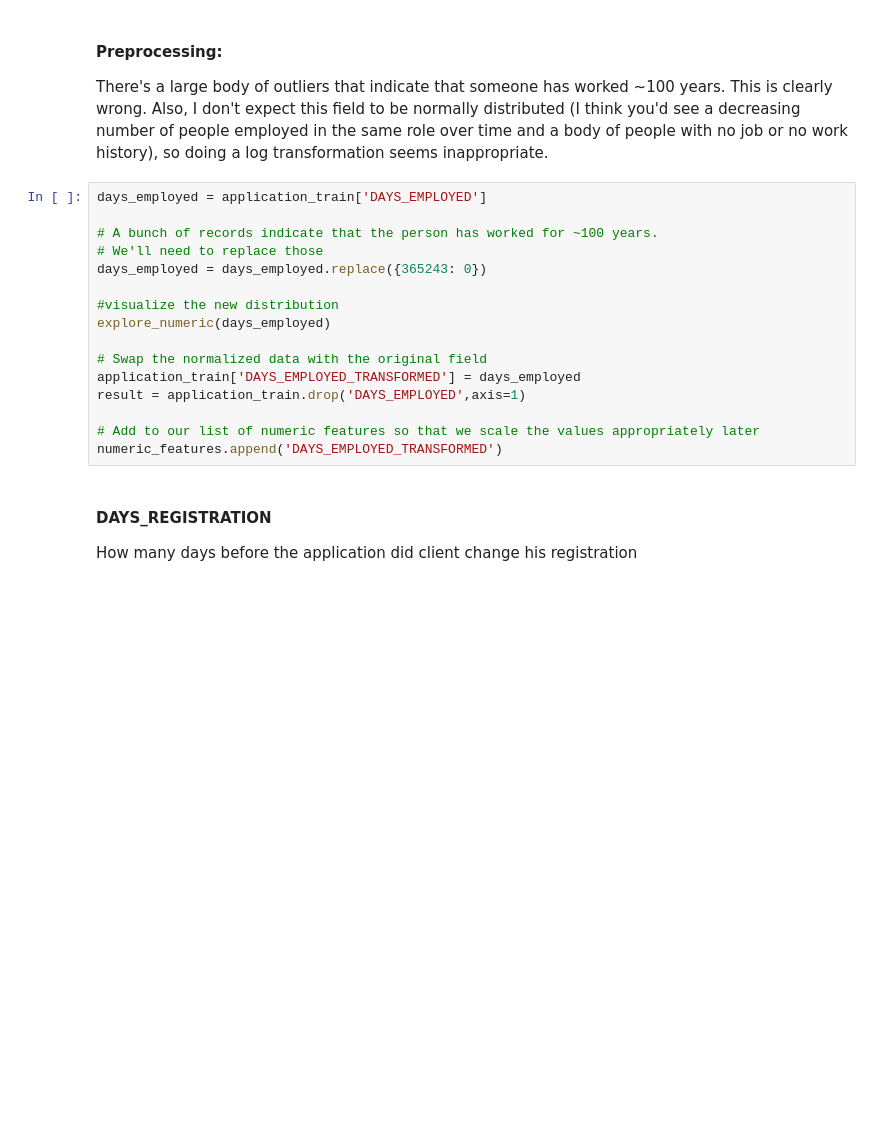
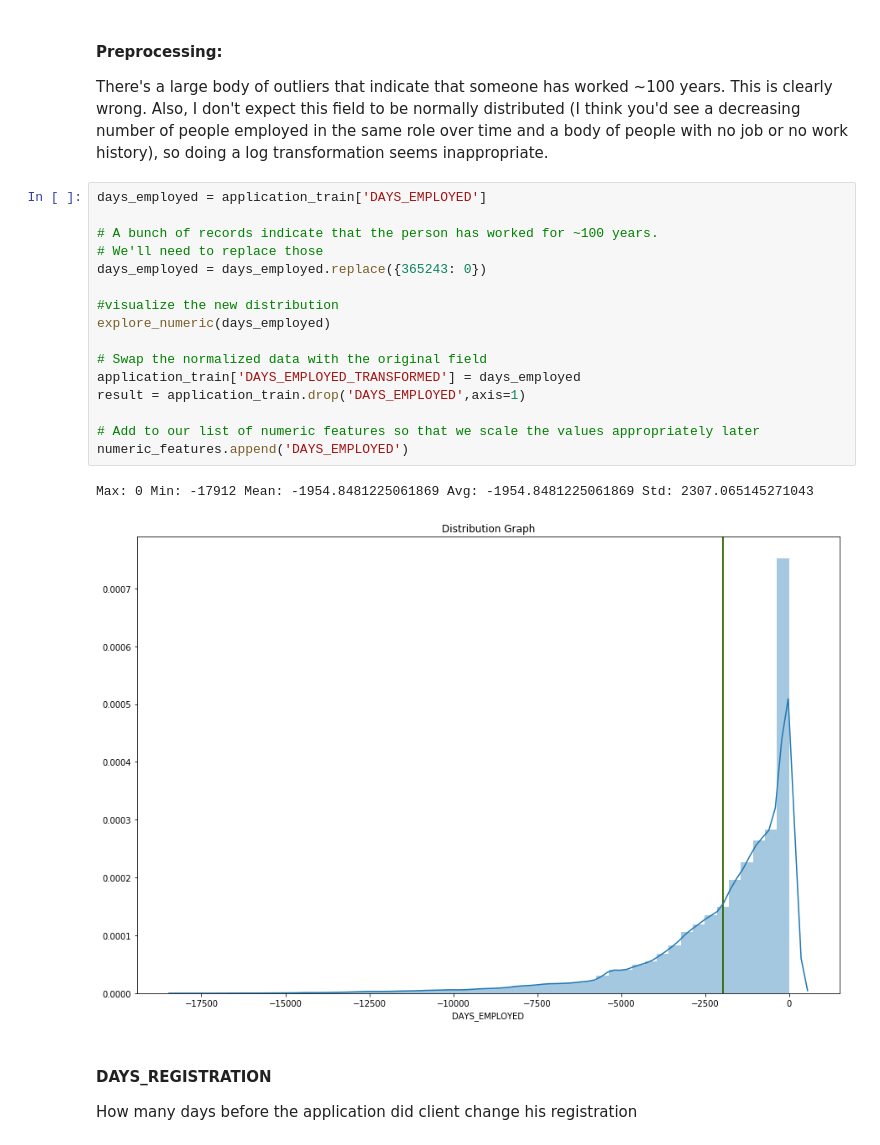
Before and after one commit to clarkje/machine-learning, a Jupyter notebook: projects/capstone/Data Exploration - Application Data.ipynb, the cells around one changed output. Cells and saved outputs as stored; diff of their text form; blank space fills up the shorter version.

```diff
--- a/projects/capstone/Data Exploration - Application Data.ipynb
+++ b/projects/capstone/Data Exploration - Application Data.ipynb
@@ -397,19 +439,22 @@ There's a large body of outliers that indicate that someone has worked ~100 year
 # %%
 days_employed = application_train['DAYS_EMPLOYED']
 
 # A bunch of records indicate that the person has worked for ~100 years.
 # We'll need to replace those
 days_employed = days_employed.replace({365243: 0})
 
 #visualize the new distribution
 explore_numeric(days_employed)
 
 # Swap the normalized data with the original field
 application_train['DAYS_EMPLOYED_TRANSFORMED'] = days_employed
 result = application_train.drop('DAYS_EMPLOYED',axis=1)
 
 # Add to our list of numeric features so that we scale the values appropriately later
-numeric_features.append('DAYS_EMPLOYED_TRANSFORMED')
+numeric_features.append('DAYS_EMPLOYED')
+# %% [output]
+Max: 0 Min: -17912 Mean: -1954.8481225061869 Avg: -1954.8481225061869 Std: 2307.065145271043
+[figure, added]
 # %% [markdown]
 #### DAYS_REGISTRATION
 How many days before the application did client change his registration
```
Also changed, not shown: parts of 60 cells of this notebook, 4 other files.
